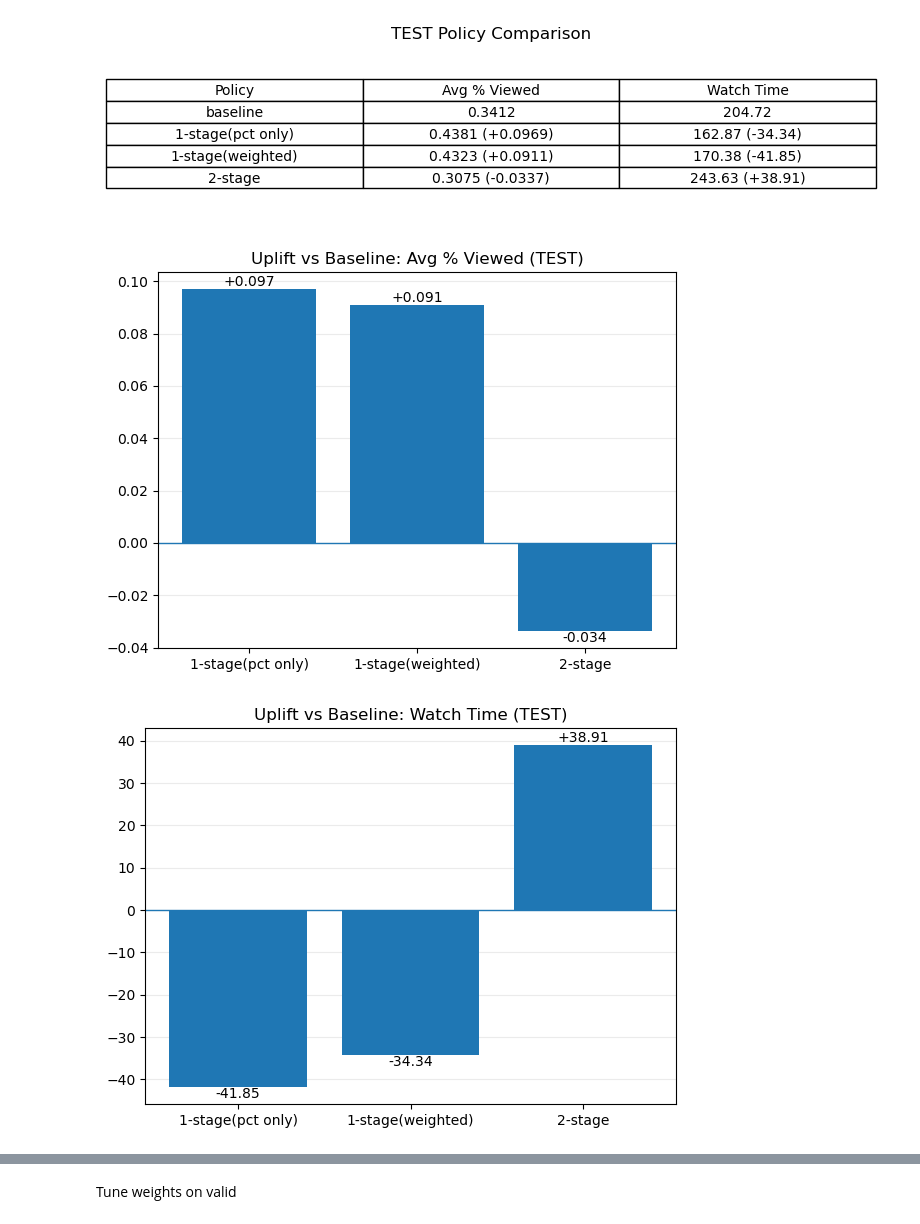
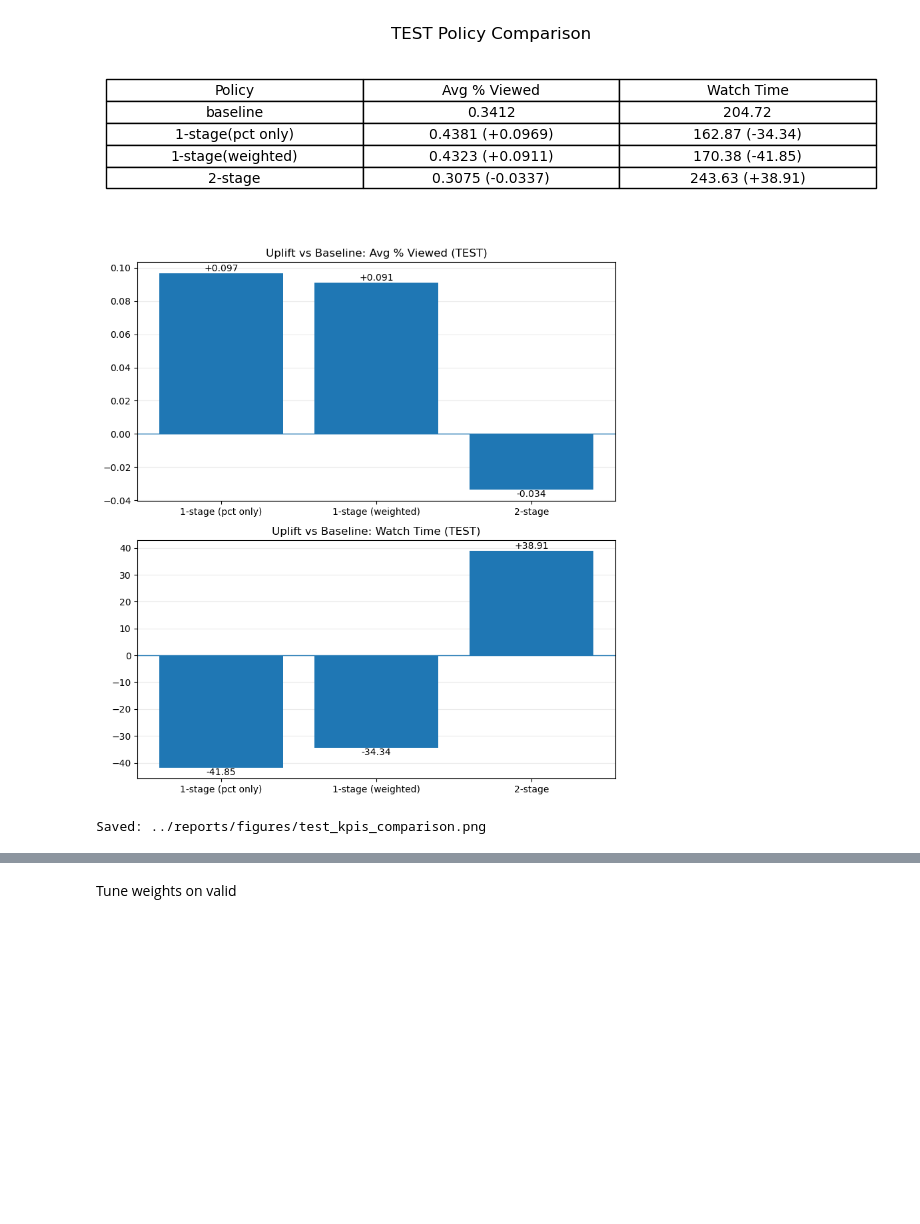
Before and after one commit to jaycieliu/youtube-trending-recommender, a Jupyter notebook: notebooks/00_end_to_end.ipynb, the cells around one changed output, grey strips where cells are left out. Drawn from its saved outputs; the diff is of its cells as text; code cells hidden in the pictures; blank space fills up the shorter version.

```diff
--- a/notebooks/00_end_to_end.ipynb
+++ b/notebooks/00_end_to_end.ipynb
@@ -1149,44 +1165,55 @@ plt.close()
 # %% [output]
 [figure]
 # %%
-labels = ["1-stage(pct only)","1-stage(weighted)", "2-stage"]
+labels = ["1-stage (pct only)", "1-stage (weighted)", "2-stage"]
 
 pct_base = 0.3412
 pct_stage = [0.4381, 0.4323, 0.3075]
 pct_uplift = [v - pct_base for v in pct_stage]
 
 watch_base = 204.72
 watch_stage = [162.87, 170.38, 243.63]
 watch_uplift = [v - watch_base for v in watch_stage]
 
-def uplift_plot(title, uplift, fmt):
+os.makedirs("../reports/figures", exist_ok=True)
+
+def uplift_subplot(ax, title, uplift, fmt):
     x = np.arange(len(labels))
-    fig, ax = plt.subplots(figsize=(6, 4.5))
     bars = ax.bar(x, uplift)
     ax.axhline(0, linewidth=1)
-    ax.set_xticks(x, labels)
+    ax.set_xticks(x)
+    ax.set_xticklabels(labels, rotation=0)
     ax.set_title(title)
     ax.grid(axis="y", alpha=0.25)
     ax.set_axisbelow(True)
 
     for b, v in zip(bars, uplift):
-        ax.text(b.get_x() + b.get_width()/2, v,
-                fmt.format(v),
-                ha="center",
-                va="bottom" if v >= 0 else "top",
-                fontsize=10)
+        ax.text(
+            b.get_x() + b.get_width()/2,
+            v,
+            fmt.format(v),
+            ha="center",
+            va="bottom" if v >= 0 else "top",
+            fontsize=10
+        )
 
-    plt.tight_layout()
-    plt.show()
+# ---- one combined figure ----
+fig, axes = plt.subplots(nrows=2, ncols=1, figsize=(8, 8.5))
 
-uplift_plot("Uplift vs Baseline: Avg % Viewed (TEST)", pct_uplift, "{:+.3f}")
-uplift_plot("Uplift vs Baseline: Watch Time (TEST)", watch_uplift, "{:+.2f}")
+uplift_subplot(axes[0], "Uplift vs Baseline: Avg % Viewed (TEST)", pct_uplift, "{:+.3f}")
+uplift_subplot(axes[1], "Uplift vs Baseline: Watch Time (TEST)", watch_uplift, "{:+.2f}")
 
-plt.savefig("../reports/figures/TEST KPIs Comparison.png", dpi=200, bbox_inches="tight")
-plt.close()
+fig.tight_layout()
+
+outpath = "../reports/figures/test_kpis_comparison.png"
+fig.savefig(outpath, dpi=200, bbox_inches="tight", facecolor="white")
+plt.show()
+plt.close(fig)
+
+print("Saved:", outpath)
 # %% [output]
-[figure, old version]
+[figure, new version]
-[figure, removed]
+Saved: ../reports/figures/test_kpis_comparison.png
 # %%
 m_weighted = slate_metrics(score_va, topk_weighted, "VALID | 1-stage (weighted score)")
 m_pct      = slate_metrics(score_va, topk_pct,      "VALID | 1-stage (pct-only)")
```
Also changed, not shown: parts of 6 cells of this notebook, 1 other file.
